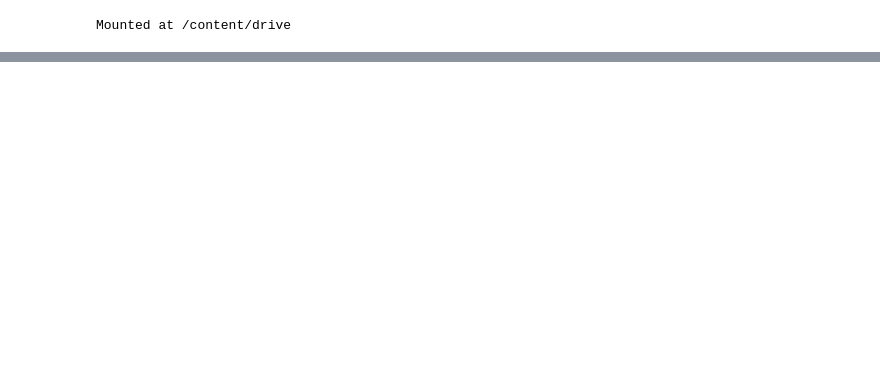
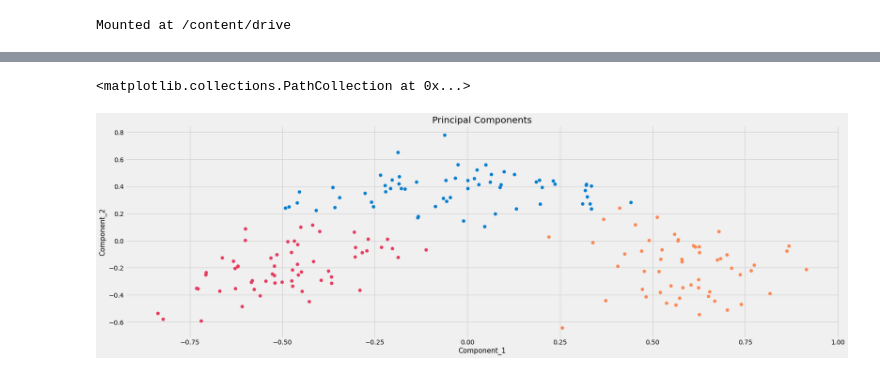
Before and after one commit to danielrodriguez007/Data_Analysis, a Jupyter notebook: Clustering.ipynb, the cells around one changed output, grey strips where cells are left out. Drawn from its saved outputs; the diff is of its cells as text; code cells hidden in the pictures; blank space fills up the shorter version.

```diff
--- a/Clustering.ipynb
+++ b/Clustering.ipynb
@@ -92,0 +129,3 @@ PLOT.update_layout(width = 800, height = 800, autosize = True, showlegend = True
+# %%
+data['Kmenas_Clusters'] = clustering.labels_
+data.head(5)
@@ -92,0 +139,9 @@ PLOT.update_layout(width = 800, height = 800, autosize = True, showlegend = True
+# %%
+from sklearn.decomposition import PCA
+
+pca = PCA(n_components=2)
+pcaVinos = pca.fit_transform(data.norm)
+DfpcaVinos = pd.DataFrame(data=pcaVinos,  columns=['Component_1','Component_2'])
+pcaVinosNombre = pd.concat([DfpcaVinos, data[['Kmenas_Clusters']]], axis=1)
+
+pcaVinosNombre
@@ -92,0 +162,13 @@ PLOT.update_layout(width = 800, height = 800, autosize = True, showlegend = True
+# %%
+fig = plt.figure(figsize=(25,8))
+
+ax = fig.add_subplot(1,1,1)
+ax.set_xlabel("Component_1", fontsize=15)
+ax.set_ylabel("Component_2", fontsize=15)
+ax.set_title("Principal Components", fontsize=20)
+
+color = np.array(['#E63B60','#067FD0','#FC8955'])
+ax.scatter(x=pcaVinosNombre.Component_1, y =pcaVinosNombre.Component_2,c=color[pcaVinosNombre.Kmenas_Clusters], s=50)
+# %% [output]
+<matplotlib.collections.PathCollection at 0x...>
+[figure, added]
```
Also changed, not shown: parts of 23 cells of this notebook.
